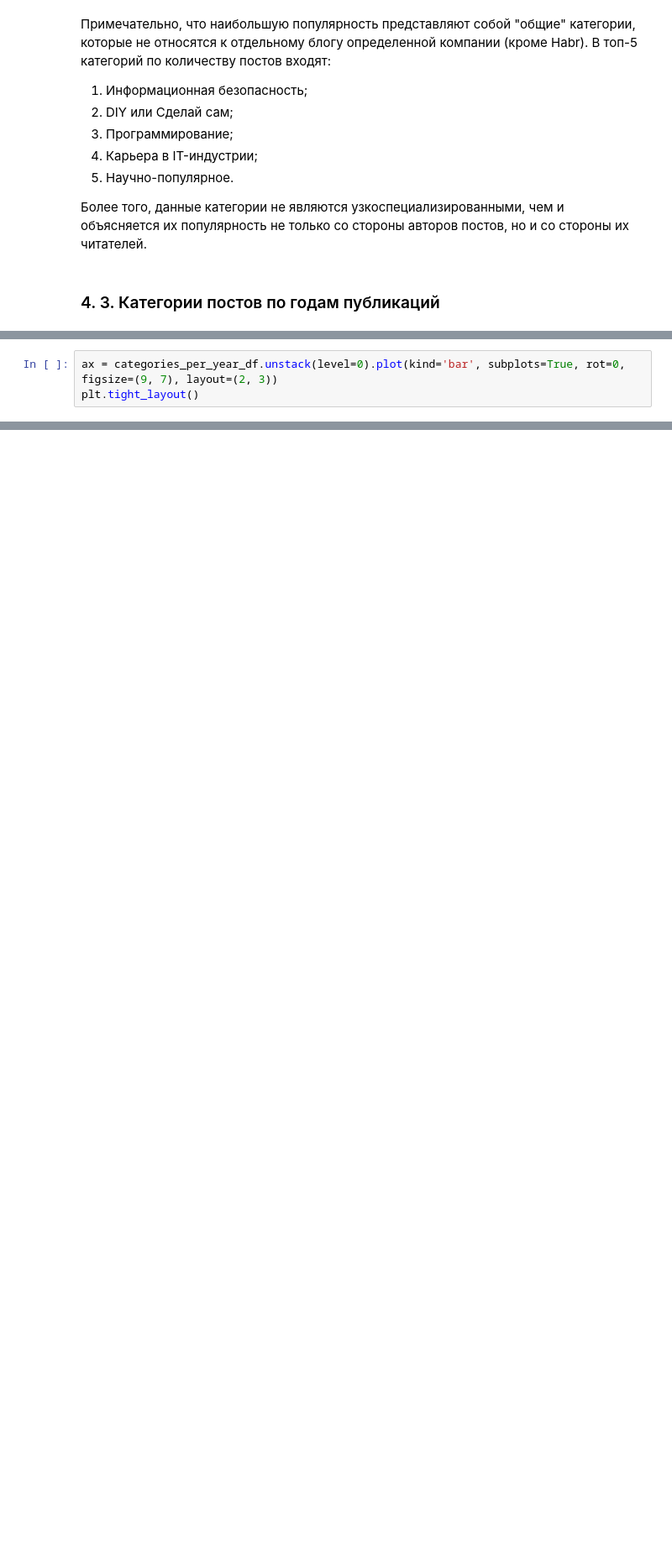
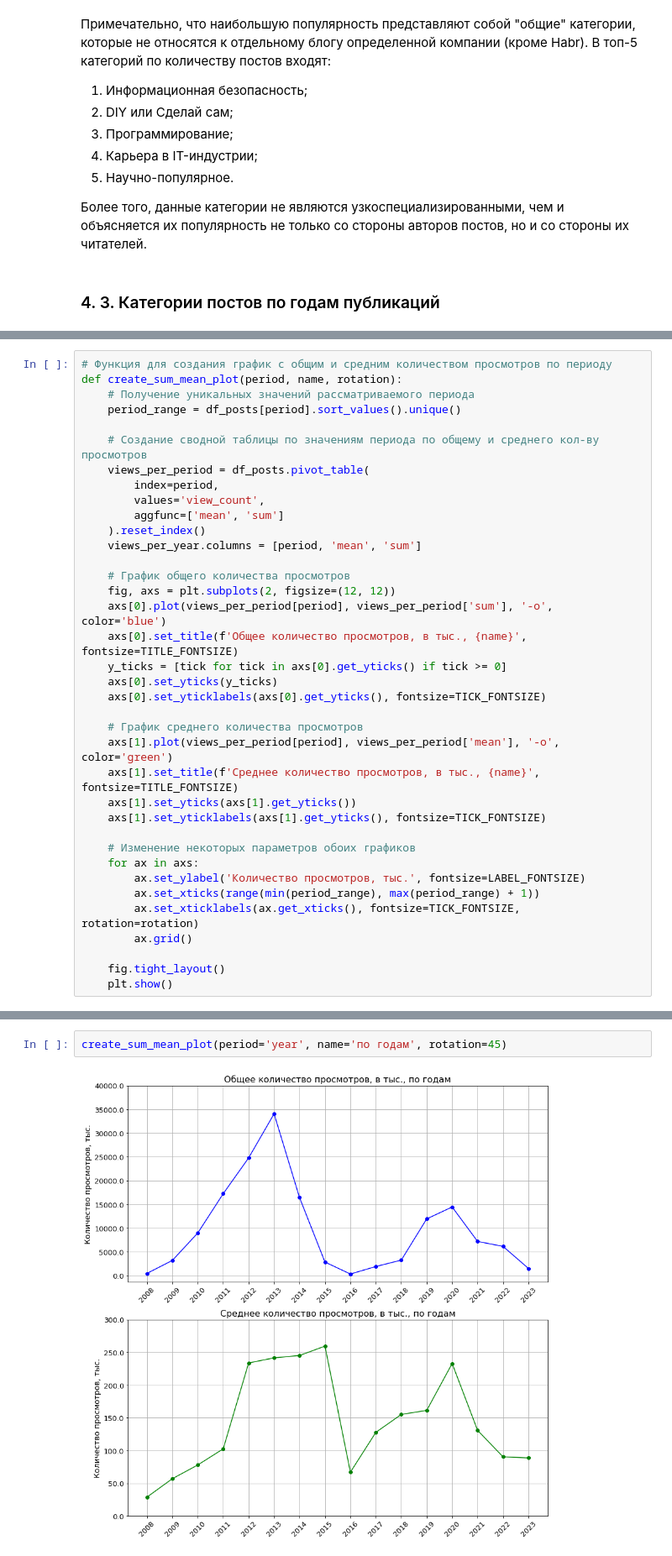
Before and after one commit to Midle68/habr_parsing, a Jupyter notebook: parser.ipynb, the cells around one changed output, grey strips where cells are left out. Shown at 84% size. Cells and saved outputs as stored; diff of their text form; blank space fills up the shorter version.

```diff
--- a/parser.ipynb
+++ b/parser.ipynb
@@ -322,3 +408,0 @@ https://stackoverflow.com/questions/25386870/pandas-plotting-with-multi-index
-# %%
-ax = categories_per_year_df.unstack(level=0).plot(kind='bar', subplots=True, rot=0, figsize=(9, 7), layout=(2, 3))
-plt.tight_layout()
@@ -395,0 +459,37 @@ NameError: name 'view_count' is not defined
+# %%
+# Функция для создания график с общим и средним количеством просмотров по периоду
+def create_sum_mean_plot(period, name, rotation):
+    # Получение уникальных значений рассматриваемого периода
+    period_range = df_posts[period].sort_values().unique()
+
+    # Создание сводной таблицы по значениям периода по общему и среднего кол-ву просмотров
+    views_per_period = df_posts.pivot_table(
+        index=period,
+        values='view_count',
+        aggfunc=['mean', 'sum']
+    ).reset_index()
+    views_per_year.columns = [period, 'mean', 'sum']
+
+    # График общего количества просмотров
+    fig, axs = plt.subplots(2, figsize=(12, 12))
+    axs[0].plot(views_per_period[period], views_per_period['sum'], '-o', color='blue')
+    axs[0].set_title(f'Общее количество просмотров, в тыс., {name}', fontsize=TITLE_FONTSIZE)
+    y_ticks = [tick for tick in axs[0].get_yticks() if tick >= 0]
+    axs[0].set_yticks(y_ticks)
+    axs[0].set_yticklabels(axs[0].get_yticks(), fontsize=TICK_FONTSIZE)
+
+    # График среднего количества просмотров
+    axs[1].plot(views_per_period[period], views_per_period['mean'], '-o', color='green')
+    axs[1].set_title(f'Среднее количество просмотров, в тыс., {name}', fontsize=TITLE_FONTSIZE)
+    axs[1].set_yticks(axs[1].get_yticks())
+    axs[1].set_yticklabels(axs[1].get_yticks(), fontsize=TICK_FONTSIZE)
+
+    # Изменение некоторых параметров обоих графиков
+    for ax in axs:
+        ax.set_ylabel('Количество просмотров, тыс.', fontsize=LABEL_FONTSIZE)
+        ax.set_xticks(range(min(period_range), max(period_range) + 1))
+        ax.set_xticklabels(ax.get_xticks(), fontsize=TICK_FONTSIZE, rotation=rotation)
+        ax.grid()
+
+    fig.tight_layout()
+    plt.show()
@@ -395,0 +500,4 @@ NameError: name 'view_count' is not defined
+# %%
+create_sum_mean_plot(period='year', name='по годам', rotation=45)
+# %% [output]
+[figure, added]
```
Also changed, not shown: parts of 72 cells of this notebook.
